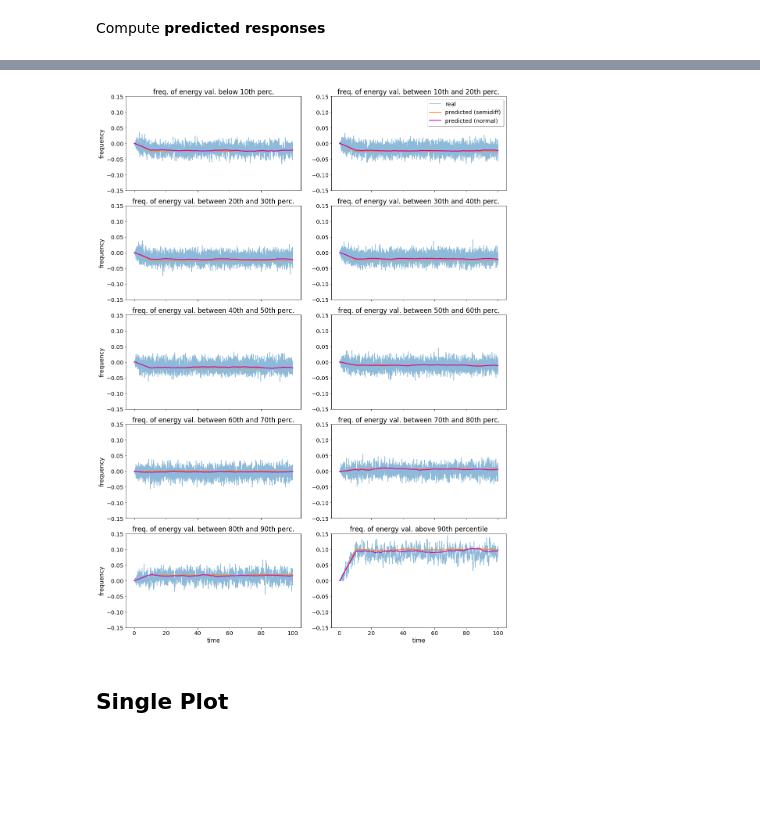
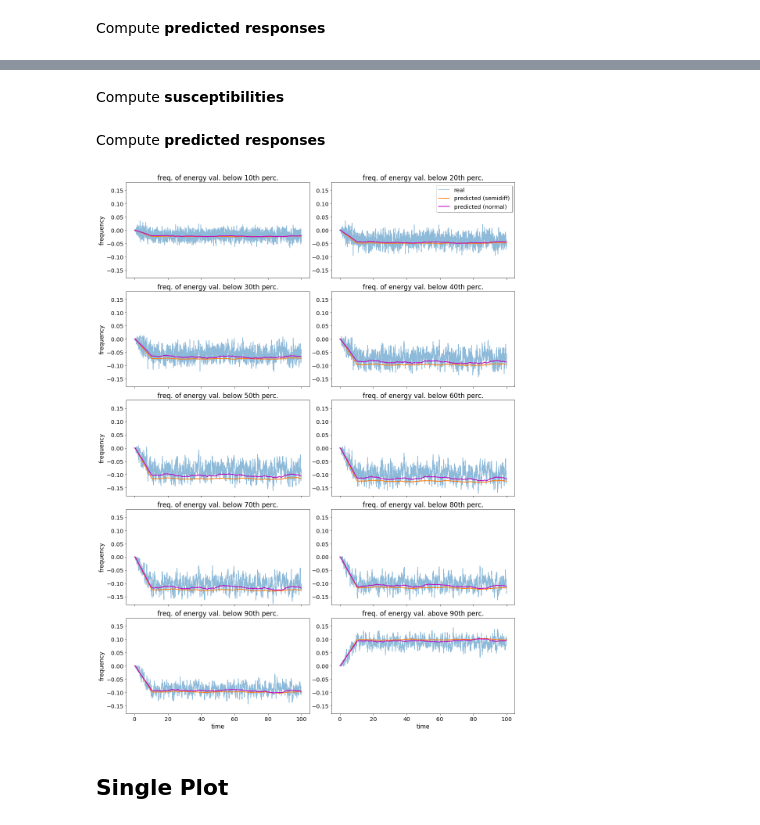
Before and after one commit to mcucchi9/exotic, a Jupyter notebook: notebooks/predictions_linear_plot.ipynb, the cells around one changed output, grey strips where cells are left out. Cells and saved outputs as stored; diff of their text form; code cells hidden in the pictures; blank space fills up the shorter version.

```diff
--- a/notebooks/predictions_linear_plot.ipynb
+++ b/notebooks/predictions_linear_plot.ipynb
@@ -70,0 +124,2 @@ for obs in obs_all:
+# %% [markdown]
+Compute **susceptibilities**
@@ -71,51 +135,75 @@ for obs in obs_all:
+# %% [markdown]
+Compute **predicted responses**
+# %%
+resp_real = {}
+resp_pred_semidiff = {}
+resp_pred_normal = {}
+for obs in obs_all:
+    resp_real[obs] = xr.open_dataarray(
+        '/home/cucchi/phd/data/response/lorenz96/rk4/{f}/response_lorenz96_rk4_{o}_{f}.nc'.format(
+            o=obs,
+            f=forcing
+        )
+    )
+    resp_pred_semidiff[obs] = analysis.compute_response(chi_semidiff[obs], forcings.LinearForcing(
+        linear_coefficient=force_linear_coefficient,
+        deactivation_time=deactivation_time
+    ))
+    resp_pred_normal[obs] = analysis.compute_response(chi_normal[obs], forcings.LinearForcing(
+        linear_coefficient=force_linear_coefficient,
+        deactivation_time = deactivation_time
+    ))
 # %%
 fig, ax = plt.subplots(5, 2, sharex='all', sharey=False, figsize=(15, 20))
 
 titles = [
     'freq. of energy val. below 10th perc.',
-    'freq. of energy val. between 10th and 20th perc.',
-    'freq. of energy val. between 20th and 30th perc.',
-    'freq. of energy val. between 30th and 40th perc.',
-    'freq. of energy val. between 40th and 50th perc.',
-    'freq. of energy val. between 50th and 60th perc.',
-    'freq. of energy val. between 60th and 70th perc.',
-    'freq. of energy val. between 70th and 80th perc.',
-    'freq. of energy val. between 80th and 90th perc.',
-    'freq. of energy val. above 90th percentile',
+    'freq. of energy val. below 20th perc.',
+    'freq. of energy val. below 30th perc.',
+    'freq. of energy val. below 40th perc.',
+    'freq. of energy val. below 50th perc.',
+    'freq. of energy val. below 60th perc.',
+    'freq. of energy val. below 70th perc.',
+    'freq. of energy val. below 80th perc.',
+    'freq. of energy val. below 90th perc.',
+    'freq. of energy val. above 90th perc.',
 ]
 
 k = 0
 for i in range(5):
     for j in range(2):
         l1, = ax[i, j].plot(np.arange(0, 100, 0.01), resp_real[obs_all[k]].values, alpha=0.5)
         l2, = ax[i, j].plot(np.arange(0, 100, 0.01), resp_pred_semidiff[obs_all[k]][0:10000], linewidth=2)
         l3, = ax[i, j].plot(np.arange(0, 100, 0.01), resp_pred_normal[obs_all[k]][0:10000], linewidth=2, color='m')
         ax[i, j].set_title(titles[k], size=17)
-        ax[i, j].set_ylim([-0.15, 0.15])
+        ax[i, j].set_ylim([-0.18, 0.18])
         ax[i, j].tick_params(labelsize='x-large')
         std_real = resp_real[obs_all[k]].std().values
         avg_real = resp_real[obs_all[k]].mean().values
         sig_digit_real = -math.floor(math.log10(std_real))
         std_pred_normal = resp_pred_normal[obs_all[k]][0:10000].std()
         avg_pred_normal = resp_pred_normal[obs_all[k]][0:10000].mean()
         sig_digit_pred_normal = -math.floor(math.log10(std_pred_normal))
         std_pred_semidiff = resp_pred_semidiff[obs_all[k]][0:10000].std()
         avg_pred_semidiff = resp_pred_semidiff[obs_all[k]][0:10000].mean()
         sig_digit_pred_semidiff = -math.floor(math.log10(std_pred_semidiff))
 
         if k==1:
             ax[i, j].legend((l1, l2, l3), ('real', 'predicted (semidiff)', 'predicted (normal)'), loc='upper right', shadow=True, fontsize='x-large')
         if not j%2:
             ax[i, j].set_ylabel('frequency', size=15)
         if i==4:
             ax[i, j].set_xlabel('time', size=15)
 
         k += 1
 
 plt.tight_layout()
-plt.savefig('/home/cucchi/phd/devel/phd/logbook/fig/pred_bin_L_03_10.png')
+plt.savefig('/home/cucchi/phd/devel/phd/logbook/fig/pred_below_L_{}_{}.png'.format(
+    str(force_linear_coefficient).replace('.',''),
+    str(deactivation_time)
+))
 # %% [output]
-[figure, old version]
+[figure, new version]
 # %% [markdown]
 ## Single Plot
 # %%
```
Also changed, not shown: parts of 15 cells of this notebook, 2 other files.
